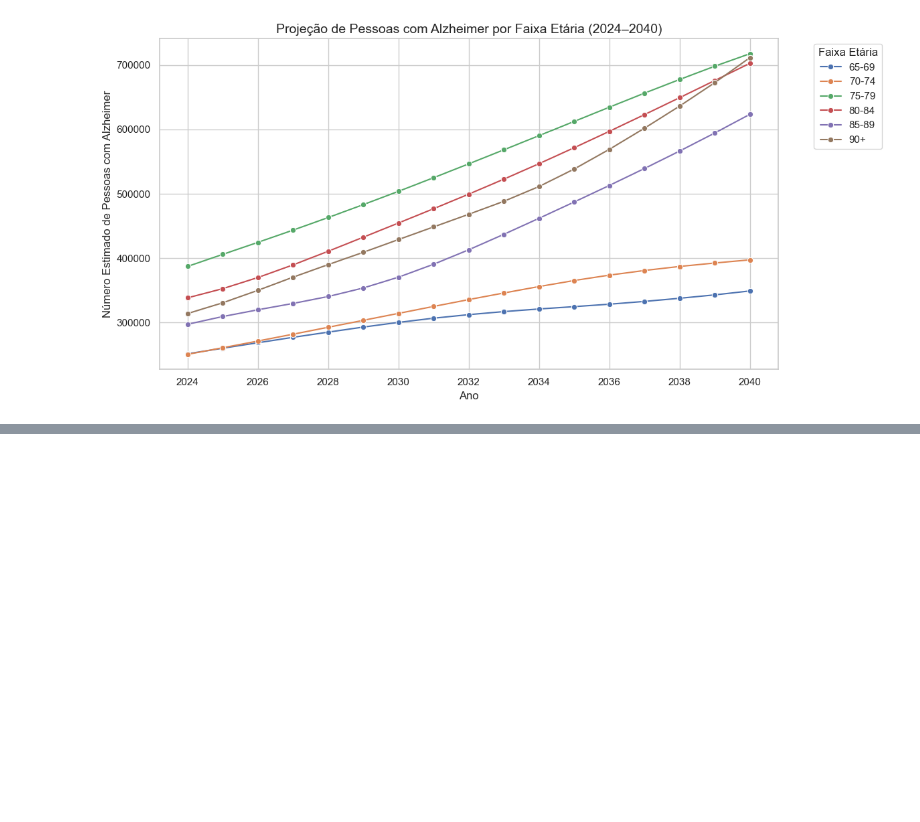
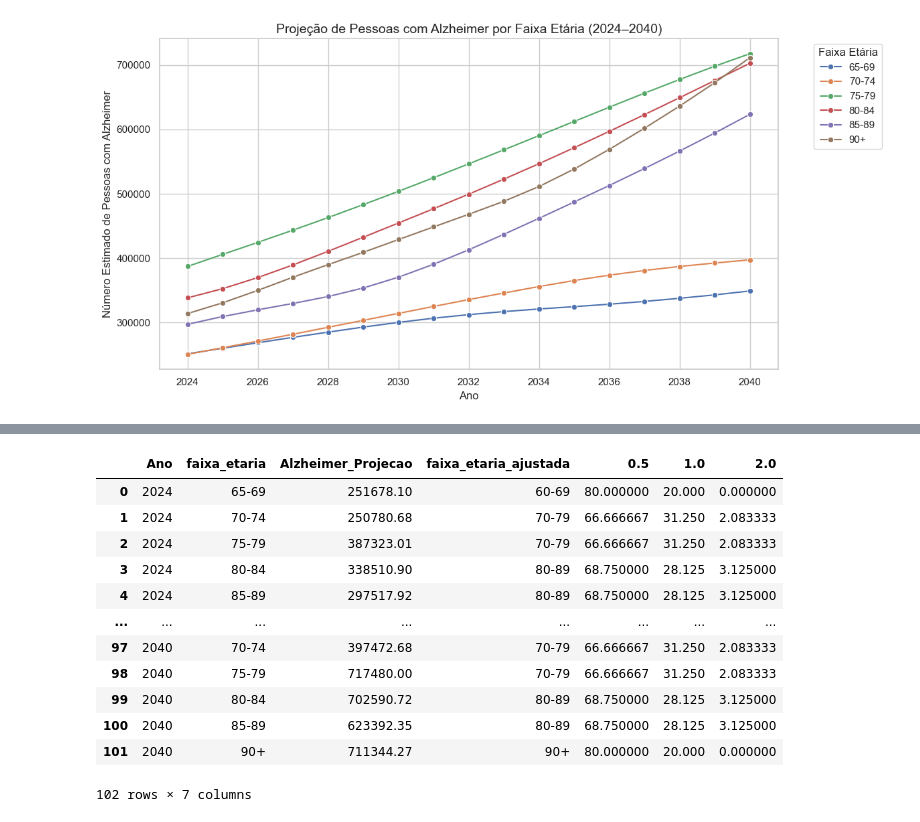
Before and after one commit to Joangopa/datascienceforneuro, a Jupyter notebook: simulacao.ipynb, the cells around one changed output, grey strips where cells are left out. Cells and saved outputs as stored; diff of their text form; code cells hidden in the pictures; blank space fills up the shorter version.

```diff
--- a/simulacao.ipynb
+++ b/simulacao.ipynb
@@ -35,7 +35,7 @@ Data columns (total 11 columns):
 dtypes: float64(6), int64(2), object(3)
 memory usage: 22.0+ KB
 # %%
-data_idades_cdr = data[['Age', 'CDR']].copy()
-data_idades_cdr.dropna(inplace=True)
-data_idades_cdr.reset_index(drop=True, inplace=True)
+data_simulacao_idades_cdr = data_simulacao[['Age', 'CDR']].copy()
+data_simulacao_idades_cdr.dropna(inplace=True)
+data_simulacao_idades_cdr.reset_index(drop=True, inplace=True)
 # %%
@@ -166,0 +187,17 @@ plt.show()
+# %%
+df_final = df_alzheimer.merge(df_tipo_alzheimer, left_on="faixa_etaria_ajustada", right_on="faixa_etaria", how="left")
+df_final
+# %% [output]
+|  | Ano | faixa_etaria | Alzheimer_Projecao | faixa_etaria_ajustada | 0.5 | 1.0 | 2.0 |
+| 0 | 2024 | 65-69 | 251678.10 | 60-69 | 80.000000 | 20.000 | 0.000000 |
+| 1 | 2024 | 70-74 | 250780.68 | 70-79 | 66.666667 | 31.250 | 2.083333 |
+| 2 | 2024 | 75-79 | 387323.01 | 70-79 | 66.666667 | 31.250 | 2.083333 |
+| 3 | 2024 | 80-84 | 338510.90 | 80-89 | 68.750000 | 28.125 | 3.125000 |
+| 4 | 2024 | 85-89 | 297517.92 | 80-89 | 68.750000 | 28.125 | 3.125000 |
+| ... | ... | ... | ... | ... | ... | ... | ... |
+| 97 | 2040 | 70-74 | 397472.68 | 70-79 | 66.666667 | 31.250 | 2.083333 |
+| 98 | 2040 | 75-79 | 717480.00 | 70-79 | 66.666667 | 31.250 | 2.083333 |
+| 99 | 2040 | 80-84 | 702590.72 | 80-89 | 68.750000 | 28.125 | 3.125000 |
+| 100 | 2040 | 85-89 | 623392.35 | 80-89 | 68.750000 | 28.125 | 3.125000 |
+| 101 | 2040 | 90+ | 711344.27 | 90+ | 80.000000 | 20.000 | 0.000000 |
+102 rows × 7 columns
```
Also changed, not shown: parts of 11 cells of this notebook, 5 other files.
